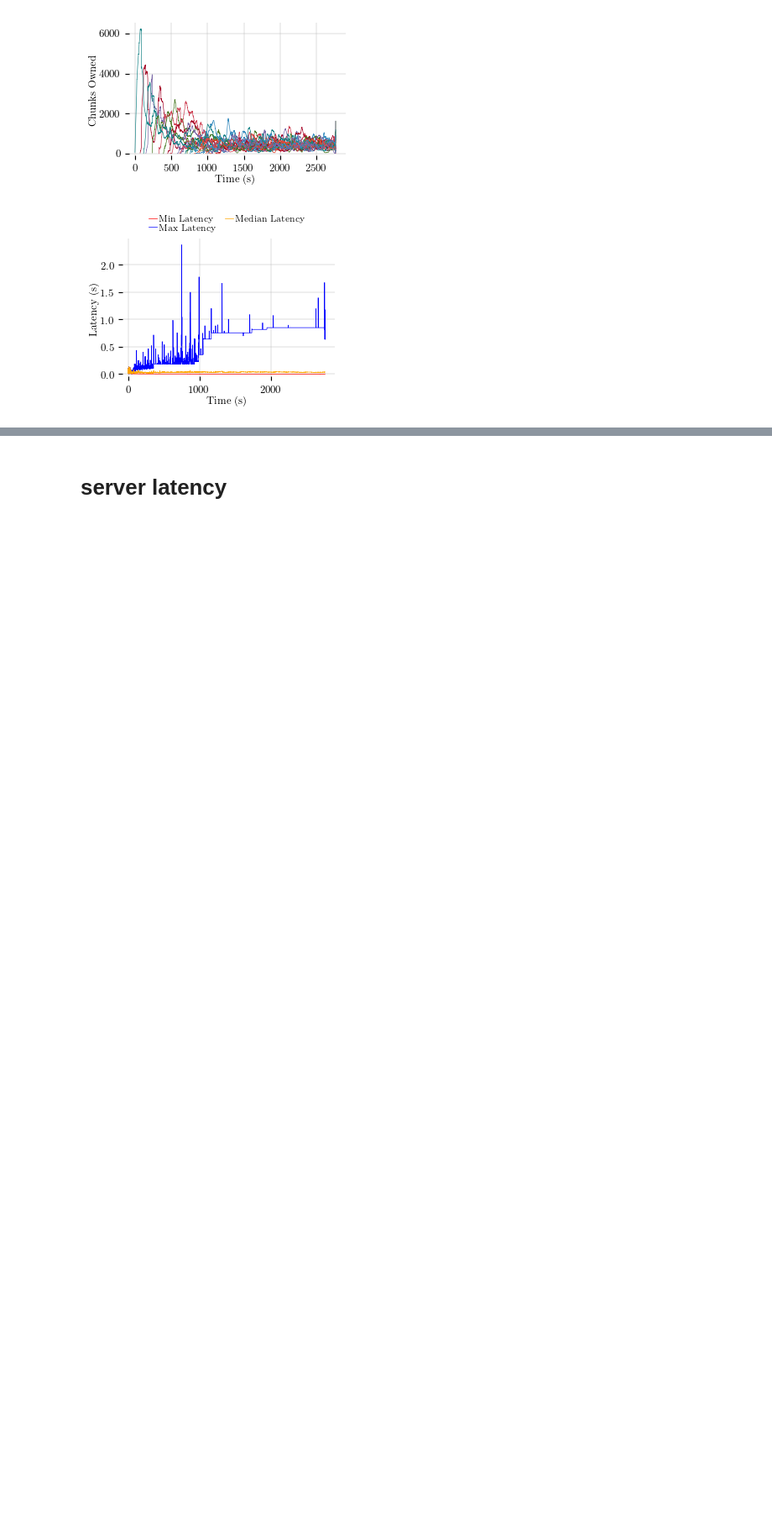
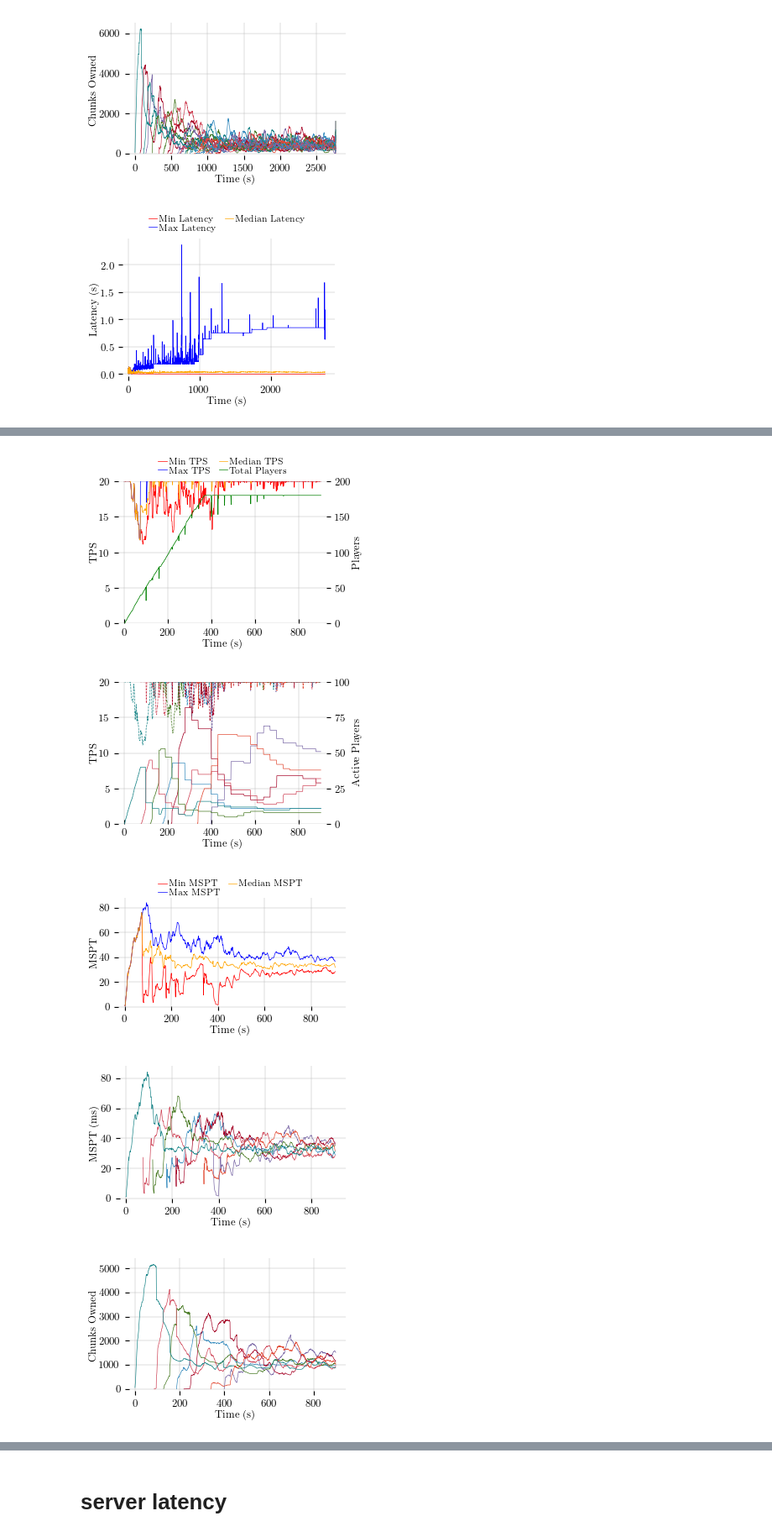
Before and after one commit to Marina-LA/multipaper-metrics-extractor, a Jupyter notebook: mod.ipynb, the cells around one changed output, grey strips where cells are left out. Shown at 84% size. Drawn from its saved outputs; the diff is of its cells as text; code cells hidden in the pictures; blank space fills up the shorter version.

Commit message:
Add multibot mod

```diff
--- a/mod.ipynb
+++ b/mod.ipynb
@@ -312,0 +333,18 @@ latency_plot(experiment, selected_metrics, type_exp)
+# %%
+experiment = "multibot_interval"
+# tps_players_plot(experiment, selected_metrics, type_exp)
+tps_players_stats_plot(experiment, selected_metrics, type_exp)
+player_tps_server_plot(experiment, selected_metrics, type_exp)
+mspt_stats_plot(experiment, selected_metrics, type_exp)
+mspt_plot(experiment, selected_metrics, type_exp)
+chunk_ownership_plot(experiment, selected_metrics, type_exp)
+latency_plot(experiment, selected_metrics, type_exp)
+# tps_servers_plot(experiment, selected_metrics, type_exp)
+# players_servers_plot(experiment, selected_metrics, type_exp)
+# players_chunks_owner_plot(experiment, selected_metrics, type_exp)
+# %% [output]
+[figure, added]
+[figure, added]
+[figure, added]
+[figure, added]
+[figure, added]
```
Also changed, not shown: parts of 3 cells of this notebook, 39 other files.
